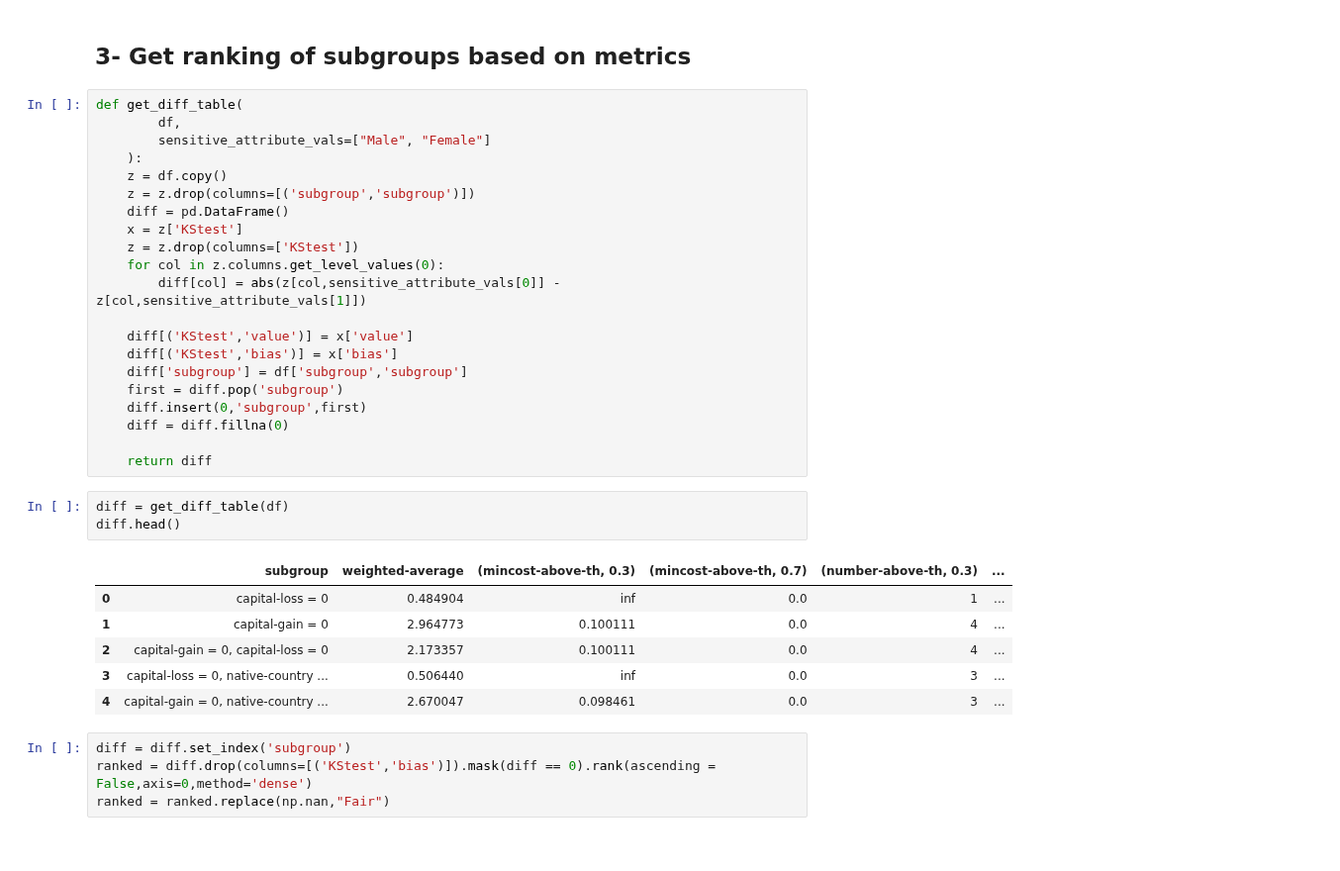
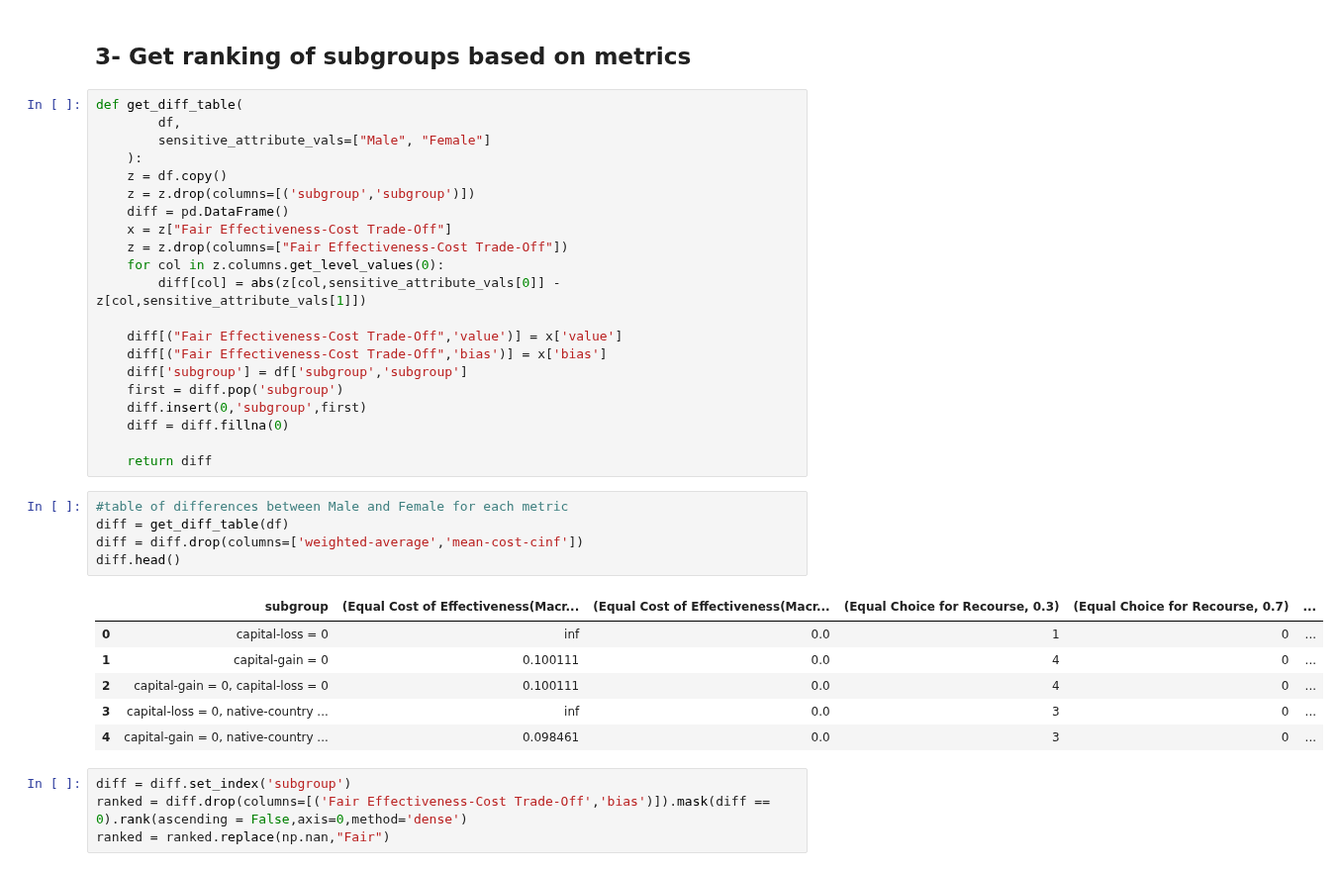
Before and after one commit to AutoFairAthenaRC/FACTS, a Jupyter notebook: facts/AdultDataset/Adult-Experiments.ipynb, the cells around one changed output. Shown at 99% size. Cells and saved outputs as stored; diff of their text form.

Commit message:
Updated notebook with new names for metrics

```diff
--- a/facts/AdultDataset/Adult-Experiments.ipynb
+++ b/facts/AdultDataset/Adult-Experiments.ipynb
@@ -595,13 +584,13 @@ def get_diff_table(
     z = df.copy()
     z = z.drop(columns=[('subgroup','subgroup')])
     diff = pd.DataFrame()
-    x = z['KStest']
-    z = z.drop(columns=['KStest'])
+    x = z["Fair Effectiveness-Cost Trade-Off"]
+    z = z.drop(columns=["Fair Effectiveness-Cost Trade-Off"])
     for col in z.columns.get_level_values(0):
         diff[col] = abs(z[col,sensitive_attribute_vals[0]] - z[col,sensitive_attribute_vals[1]])
 
-    diff[('KStest','value')] = x['value']
-    diff[('KStest','bias')] = x['bias']
+    diff[("Fair Effectiveness-Cost Trade-Off",'value')] = x['value']
+    diff[("Fair Effectiveness-Cost Trade-Off",'bias')] = x['bias']
     diff['subgroup'] = df['subgroup','subgroup']
     first = diff.pop('subgroup')
     diff.insert(0,'subgroup',first)
@@ -609,16 +598,18 @@ def get_diff_table(
 
     return diff
 # %%
+#table of differences between Male and Female for each metric
 diff = get_diff_table(df)
+diff = diff.drop(columns=['weighted-average','mean-cost-cinf'])
 diff.head()
 # %% [output]
-|  | subgroup | weighted-average | (mincost-above-th, 0.3) | (mincost-above-th, 0.7) | (number-above-th, 0.3) | ... |
-| 0 | capital-loss = 0 | 0.484904 | inf | 0.0 | 1 | ... |
-| 1 | capital-gain = 0 | 2.964773 | 0.100111 | 0.0 | 4 | ... |
-| 2 | capital-gain = 0, capital-loss = 0 | 2.173357 | 0.100111 | 0.0 | 4 | ... |
-| 3 | capital-loss = 0, native-country ... | 0.506440 | inf | 0.0 | 3 | ... |
-| 4 | capital-gain = 0, native-country ... | 2.670047 | 0.098461 | 0.0 | 3 | ... |
+|  | subgroup | (Equal Cost of Effectiveness(Macr... | (Equal Cost of Effectiveness(Macr... | (Equal Choice for Recourse, 0.3) | (Equal Choice for Recourse, 0.7) | ... |
+| 0 | capital-loss = 0 | inf | 0.0 | 1 | 0 | ... |
+| 1 | capital-gain = 0 | 0.100111 | 0.0 | 4 | 0 | ... |
+| 2 | capital-gain = 0, capital-loss = 0 | 0.100111 | 0.0 | 4 | 0 | ... |
+| 3 | capital-loss = 0, native-country ... | inf | 0.0 | 3 | 0 | ... |
+| 4 | capital-gain = 0, native-country ... | 0.098461 | 0.0 | 3 | 0 | ... |
 # %%
 diff = diff.set_index('subgroup')
-ranked = diff.drop(columns=[('KStest','bias')]).mask(diff == 0).rank(ascending = False,axis=0,method='dense')
+ranked = diff.drop(columns=[('Fair Effectiveness-Cost Trade-Off','bias')]).mask(diff == 0).rank(ascending = False,axis=0,method='dense')
 ranked = ranked.replace(np.nan,"Fair")
```
Also changed, not shown: parts of 22 cells of this notebook.
